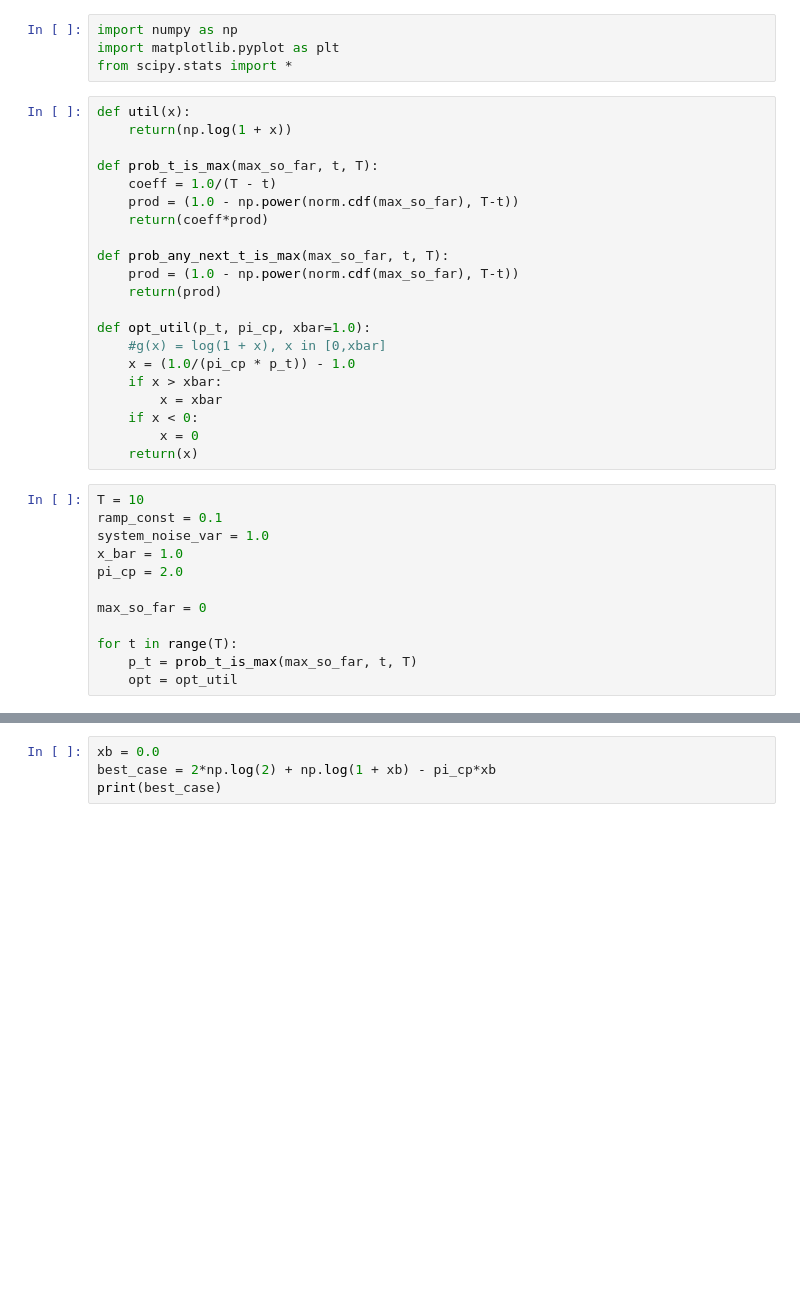
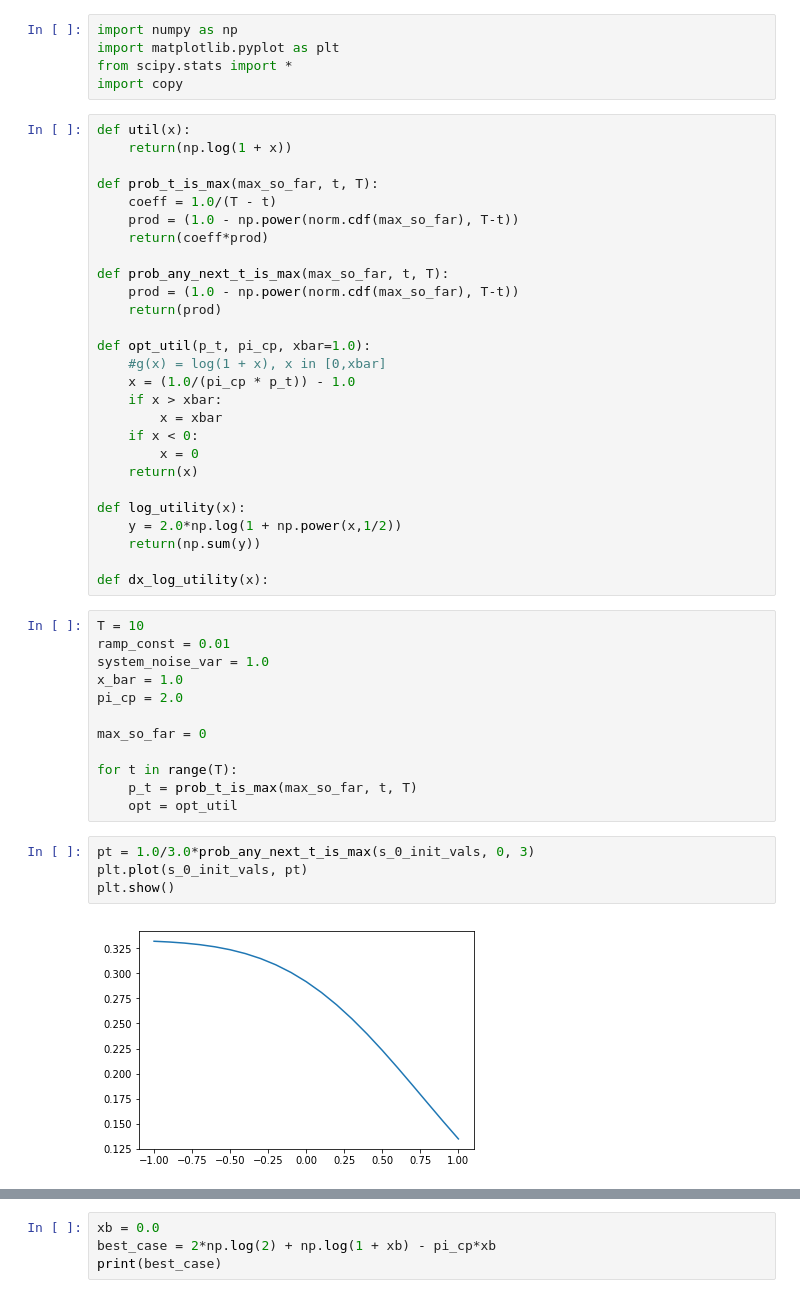
Before and after one commit to cpatdowling/peakload, a Jupyter notebook: notebooks/dynamic programming.ipynb, the cells around one changed output, grey strips where cells are left out. Drawn from its saved outputs; the diff is of its cells as text; blank space fills up the shorter version.

```diff
--- a/notebooks/dynamic programming.ipynb
+++ b/notebooks/dynamic programming.ipynb
@@ -2,6 +2,7 @@
 import numpy as np
 import matplotlib.pyplot as plt
 from scipy.stats import *
+import copy
 # %%
 def util(x):
     return(np.log(1 + x))
@@ -23,9 +24,15 @@ def opt_util(p_t, pi_cp, xbar=1.0):
     if x < 0:
         x = 0
     return(x)
+
+def log_utility(x):
+    y = 2.0*np.log(1 + np.power(x,1/2))
+    return(np.sum(y))
+
+def dx_log_utility(x):
 # %%
 T = 10
-ramp_const = 0.1
+ramp_const = 0.01
 system_noise_var = 1.0
 x_bar = 1.0
 pi_cp = 2.0
@@ -35,6 +42,12 @@ max_so_far = 0
 for t in range(T):
     p_t = prob_t_is_max(max_so_far, t, T)
     opt = opt_util
+# %%
+pt = 1.0/3.0*prob_any_next_t_is_max(s_0_init_vals, 0, 3)
+plt.plot(s_0_init_vals, pt)
+plt.show()
+# %% [output]
+[figure, added]
 # %%
 #T = 3
 
```
Also changed, not shown: parts of 45 cells of this notebook, 31 other files.
